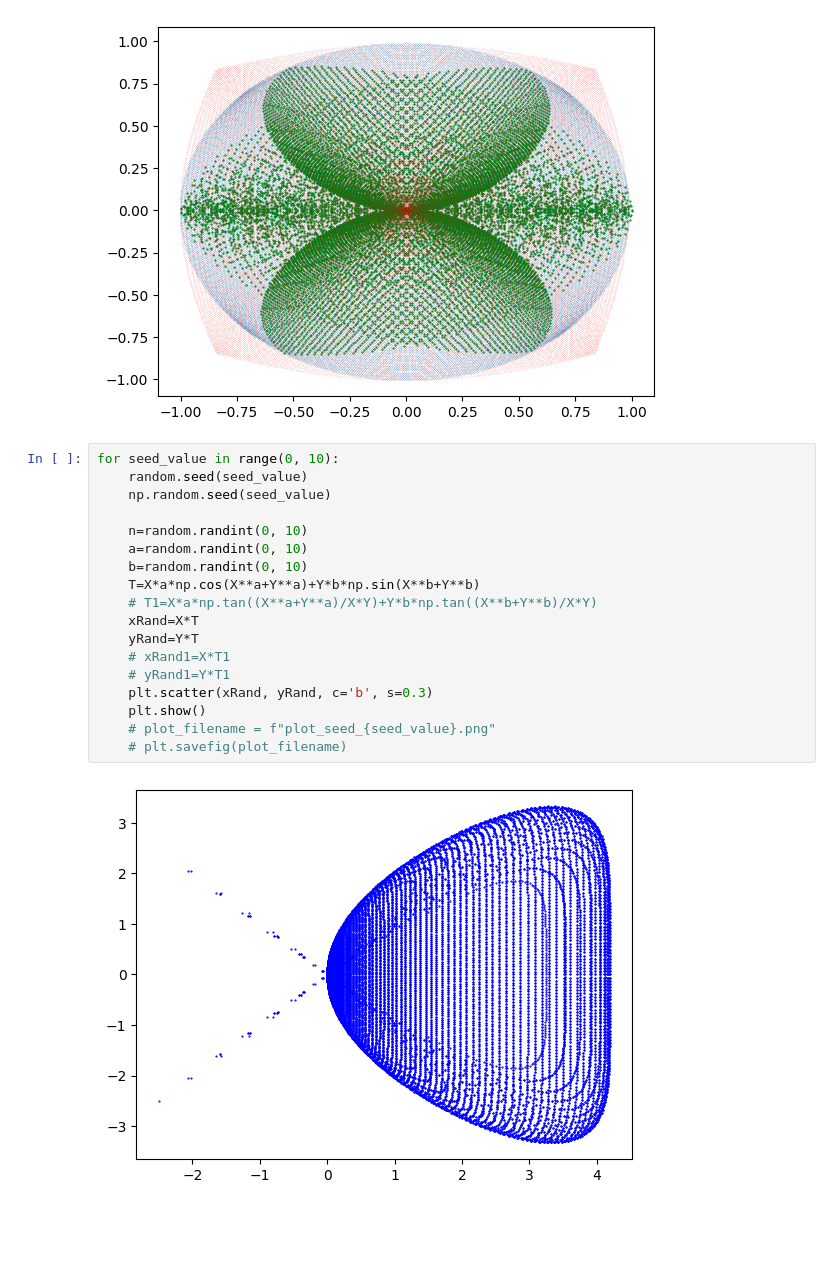
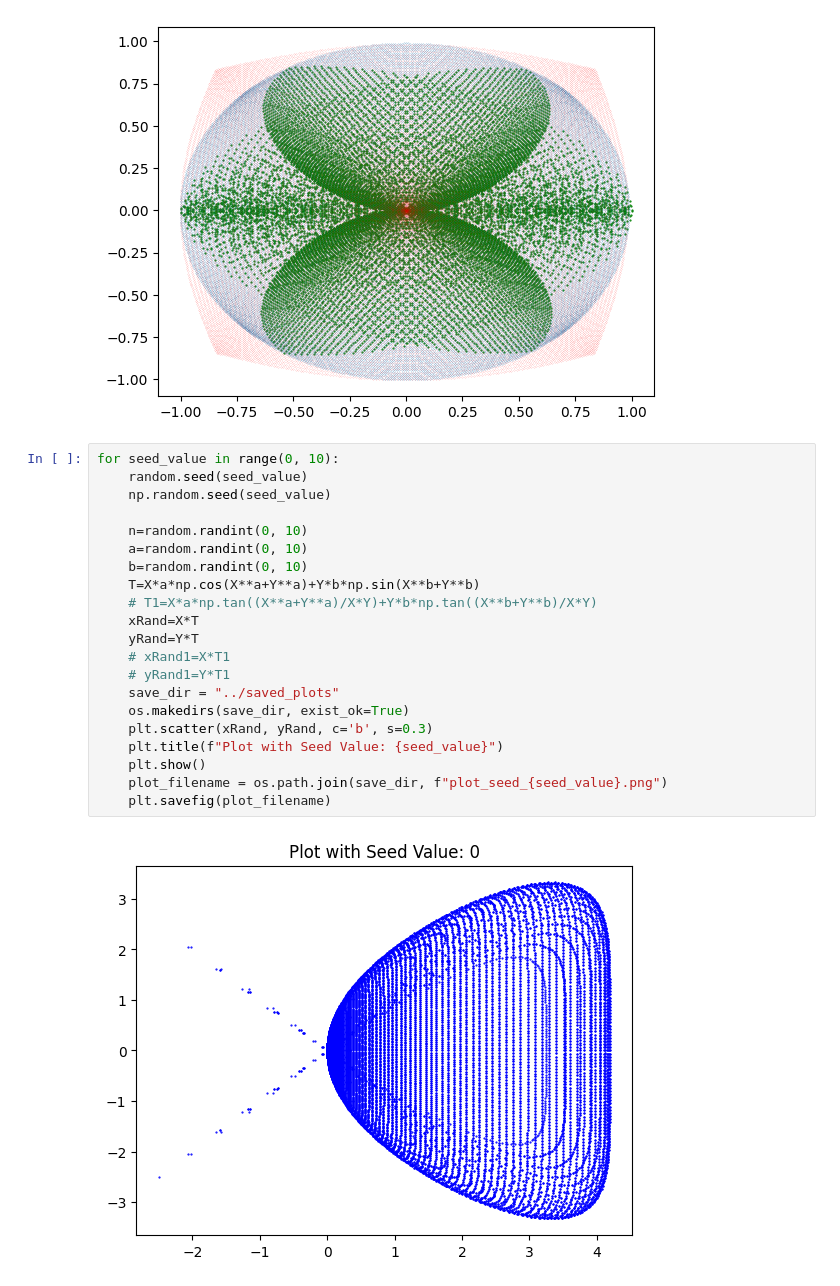
Before and after one commit to ut21/circled-square-and-random-code-art-generation, a Jupyter notebook: art.ipynb, the cells around one changed output. Saved outputs shown, nothing was run; the diff lists cells and outputs as text; blank space fills up the shorter version.

```diff
--- a/art.ipynb
+++ b/art.ipynb
@@ -82,20 +83,23 @@ plt.show()
 # %%
 for seed_value in range(0, 10):
     random.seed(seed_value)
     np.random.seed(seed_value)
 
     n=random.randint(0, 10)
     a=random.randint(0, 10)
     b=random.randint(0, 10)
     T=X*a*np.cos(X**a+Y**a)+Y*b*np.sin(X**b+Y**b)
     # T1=X*a*np.tan((X**a+Y**a)/X*Y)+Y*b*np.tan((X**b+Y**b)/X*Y)
     xRand=X*T
     yRand=Y*T
     # xRand1=X*T1
     # yRand1=Y*T1
+    save_dir = "../saved_plots"
+    os.makedirs(save_dir, exist_ok=True)
     plt.scatter(xRand, yRand, c='b', s=0.3)
+    plt.title(f"Plot with Seed Value: {seed_value}")
     plt.show()
-    # plot_filename = f"plot_seed_{seed_value}.png"
-    # plt.savefig(plot_filename)
+    plot_filename = os.path.join(save_dir, f"plot_seed_{seed_value}.png")
+    plt.savefig(plot_filename)
 # %% [output]
-[figure, old version]
+[figure, new version]
```
Also changed, not shown: parts of 2 cells of this notebook.
